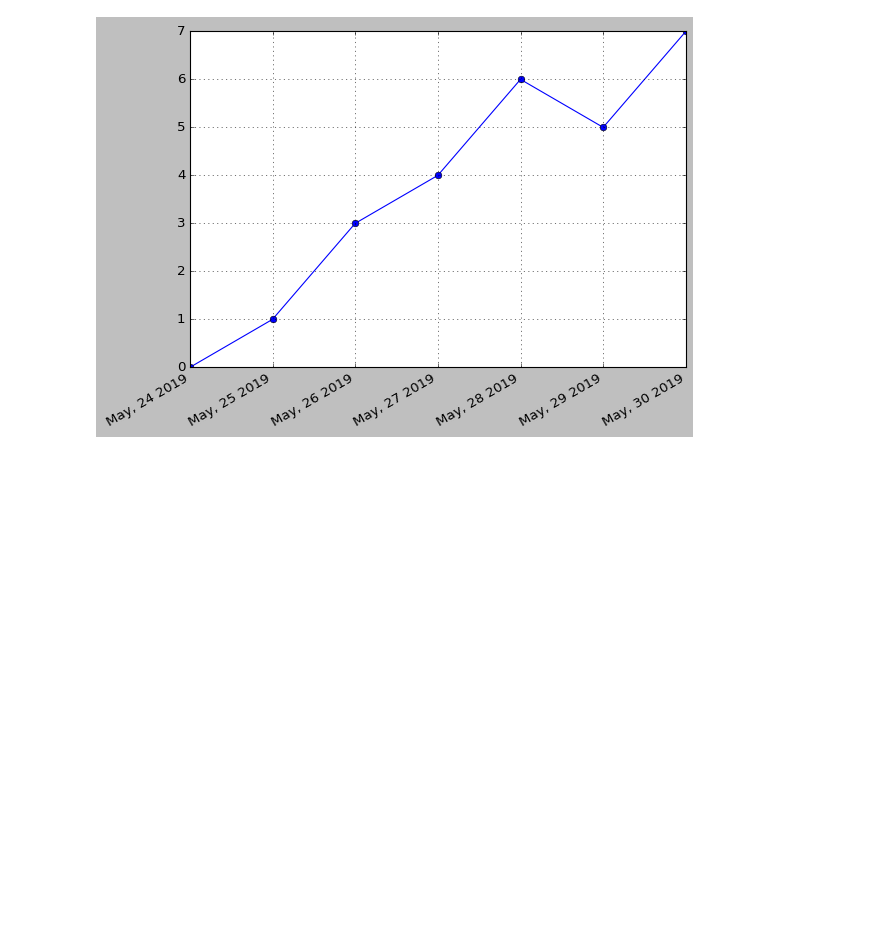
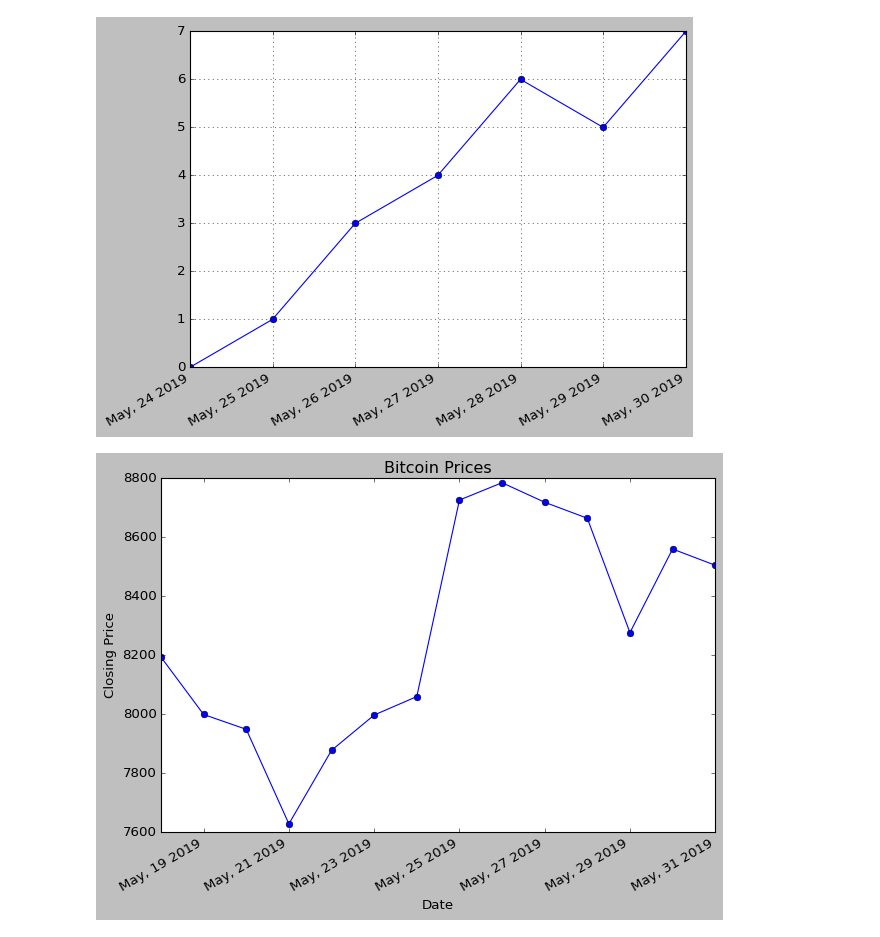
Before and after one commit to YugSavla/DJS_COMPUTE, a Jupyter notebook: Task_1/Ploting.ipynb, the cells around one changed output. Drawn from its saved outputs; the diff is of its cells as text; code cells hidden in the pictures; blank space fills up the shorter version.

Commit message:
Plotting

```diff
--- a/Task_1/Ploting.ipynb
+++ b/Task_1/Ploting.ipynb
@@ -265,3 +267,22 @@ plt.grid(True)
 # plt.plot(dates, y, marker='o')
 # %% [output]
 [figure]
+# %%
+data=pd.read_csv(r"C:\YUG SAVLA\Coding\DJS_COMPUTE\Task_1\data (2).csv")
+data['Date']=pd.to_datetime(data['Date'])
+data.sort_values('Date')
+price_date = data['Date']
+price_close = data['Close']
+plt.plot(price_date,price_close,marker='o')
+plt.title('Bitcoin Prices')
+plt.xlabel('Date')
+plt.ylabel('Closing Price')
+data_format=mpl_dates.DateFormatter('%b, %d %Y')
+
+plt.gca().xaxis.set_major_formatter(data_format)
+plt.gcf().autofmt_xdate()
+plt.tight_layout()
+
+plt.show()
+# %% [output]
+[figure, added]
```
Also changed, not shown: parts of 12 cells of this notebook.
